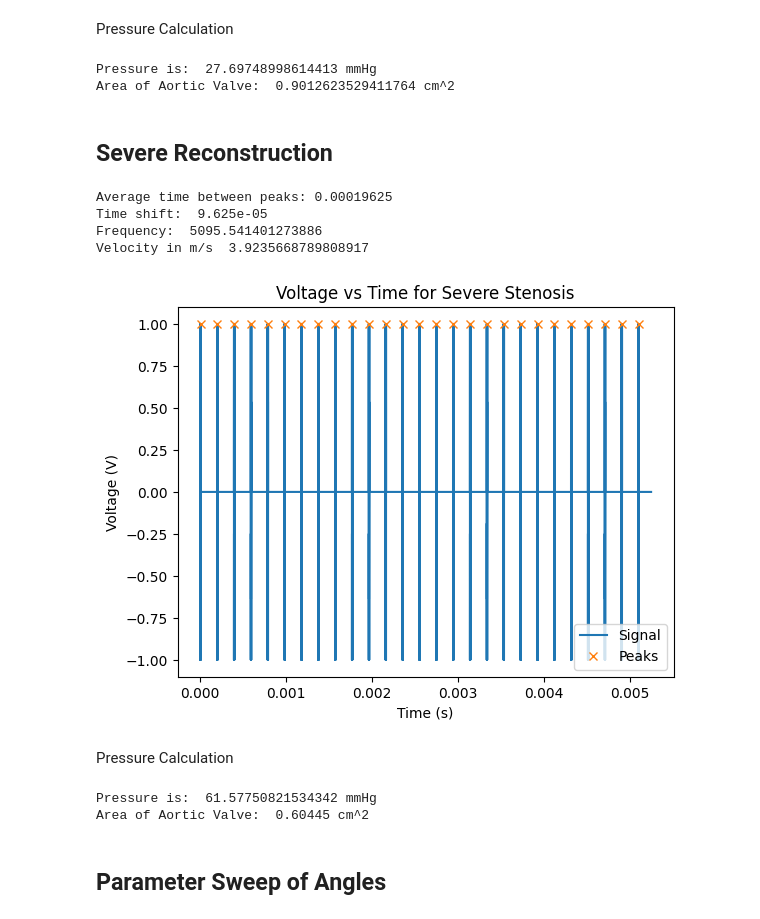
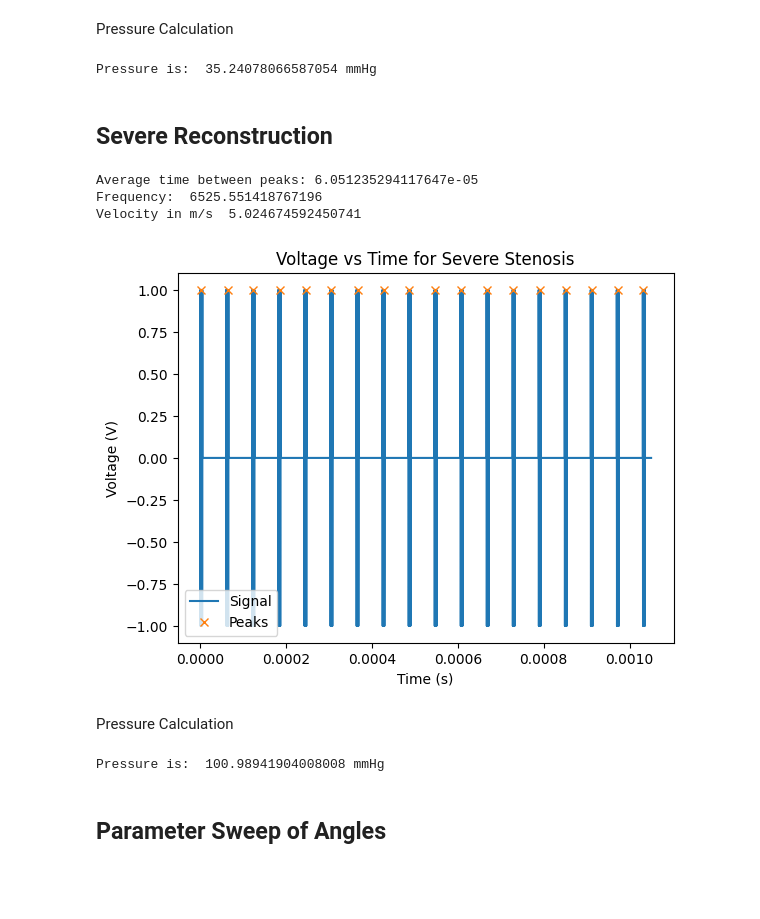
Before and after one commit to dcunhrya/doppler-ultrasound, a Jupyter notebook: doppler_ultrasound.ipynb, the cells around one changed output. Cells and saved outputs as stored; diff of their text form; code cells hidden in the pictures; blank space fills up the shorter version.

```diff
--- a/doppler_ultrasound.ipynb
+++ b/doppler_ultrasound.ipynb
@@ -229,58 +189,46 @@ Pressure Calculation
 # %%
 pressure_mod = 4*velocity_mod**2
 print("Pressure is: ", pressure_mod, 'mmHg')
-
-area_mod = 2 * c * average_time_between_peaks_mod
-print("Area of Aortic Valve: ", area_mod, 'cm^2')
 # %% [output]
-Pressure is:  27.69748998614413 mmHg
-Area of Aortic Valve:  0.9012623529411764 cm^2
+Pressure is:  35.24078066587054 mmHg
 # %% [markdown]
 ## Severe Reconstruction
 # %%
 peaks, _ = find_peaks(severe, distance=1000)
 # Calculate the time differences between consecutive peaks
 peak_times = t[peaks]  # Times of the peaks
 time_diffs = np.diff(peak_times)  # Time differences between peaks
 
 # Compute the average time between peaks
 average_time_between_peaks_severe = np.mean(time_diffs)
-time_shift = average_time_between_peaks_severe - 0.0001
-total_freq_shift = 1/average_time_between_peaks_severe
+Fd = (1 - average_time_between_peaks_severe*10**4) / average_time_between_peaks_severe
 print("Average time between peaks:", average_time_between_peaks_severe)
-print("Time shift: ", time_shift)
-print("Frequency: ", total_freq_shift)
-# print("Delta f: ", delta_f)
+print("Frequency: ", Fd)
 
 c=1540
-velocity_severe = c*total_freq_shift/(2*1e6)
+velocity_severe = c*Fd/(2*1e6)
 print("Velocity in m/s ", velocity_severe)
 
 # Plot the signal and the peaks
 plt.plot(t, severe, label='Signal')
 plt.plot(t[peaks], severe[peaks], 'x', label='Peaks')
 plt.xlabel('Time (s)')
 plt.ylabel('Voltage (V)')
 plt.title('Voltage vs Time for Severe Stenosis')
 plt.legend()
 plt.show()
 # %% [output]
-Average time between peaks: 0.00019625
-Time shift:  9.625e-05
-Frequency:  5095.541401273886
-Velocity in m/s  3.9235668789808917
+Average time between peaks: 6.051235294117647e-05
+Frequency:  6525.551418767196
+Velocity in m/s  5.024674592450741
-[figure, old version]
+[figure, new version]
 # %% [markdown]
 Pressure Calculation
 # %%
 pressure_severe = 4*velocity_severe**2
 print("Pressure is: ", pressure_severe, 'mmHg')
-
-area_severe = 2 * c * average_time_between_peaks_severe
-print("Area of Aortic Valve: ", area_severe, 'cm^2')
 # %% [output]
-Pressure is:  61.57750821534342 mmHg
-Area of Aortic Valve:  0.60445 cm^2
+Pressure is:  100.98941904008008 mmHg
 # %% [markdown]
 ## Parameter Sweep of Angles
 # %%
```
Also changed, not shown: parts of 8 cells of this notebook.
